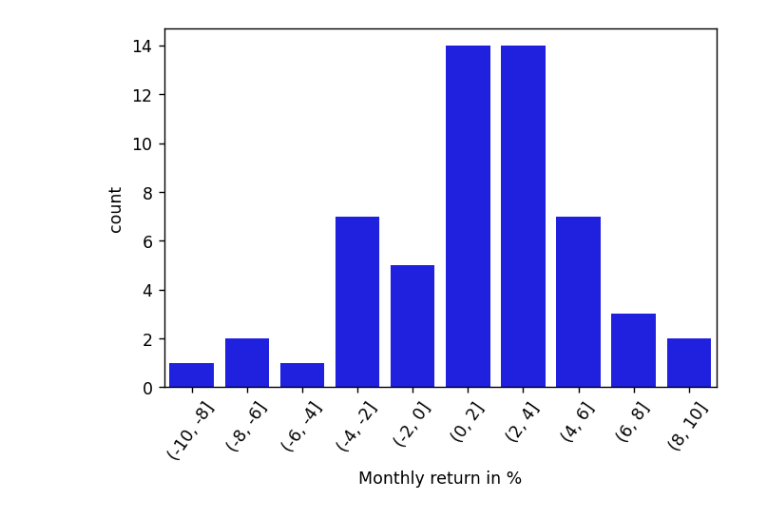
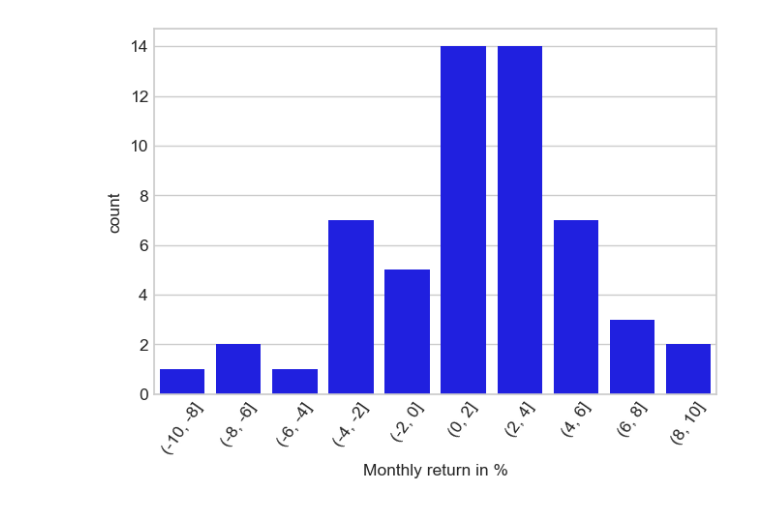
Before and after one commit to wizDs/ds-stock-analysis, a Jupyter notebook: notebooks/analysis.ipynb, the cells around one changed output. Cells and saved outputs as stored; diff of their text form; code cells hidden in the pictures.

```diff
--- a/notebooks/analysis.ipynb
+++ b/notebooks/analysis.ipynb
@@ -16,16 +15,17 @@ def read_jsonfile(path: pathlib.Path):
 # %%
 path = pathlib.Path(f'../data/monthly-returns.json')
 returns = read_jsonfile(path)
 return_binned_pct = pd.cut(
     np.array(returns['values']) * 100,
     bins = [ -10, -8, -6, -4, -2, 0, 2, 4, 6, 8, 10 ]
 )
+plt.style.use('seaborn-whitegrid')
 fig, ax = plt.subplots(dpi = 125)
 sns.countplot(x = return_binned_pct, ax = ax, color = "blue")
 plt.xticks(rotation=55);
 plt.xlabel('Monthly return in %');
 # %% [output]
-[figure, old version]
+[figure, new version]
 # %%
 periods = 120
 saving_rate = 5_000
```
Also changed, not shown: parts of 9 cells of this notebook, 1 other file.
